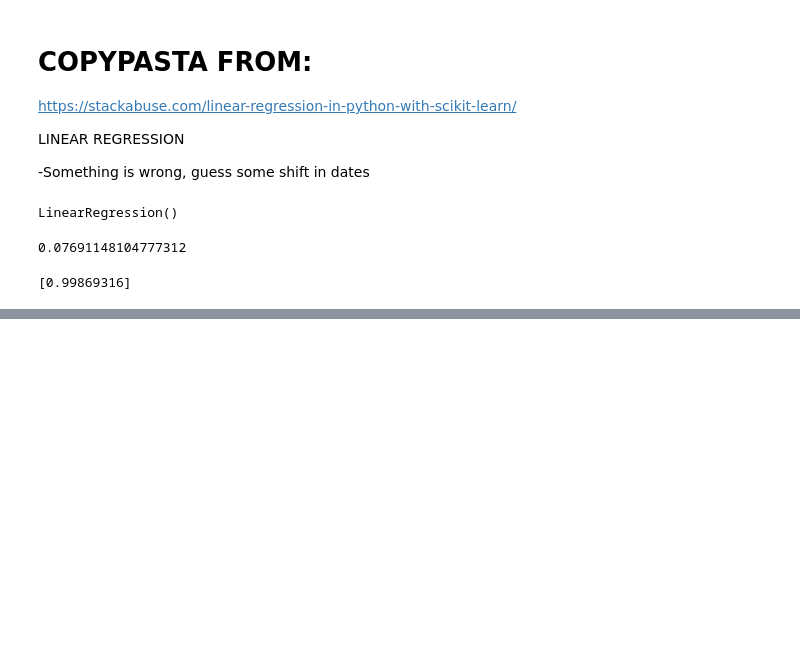
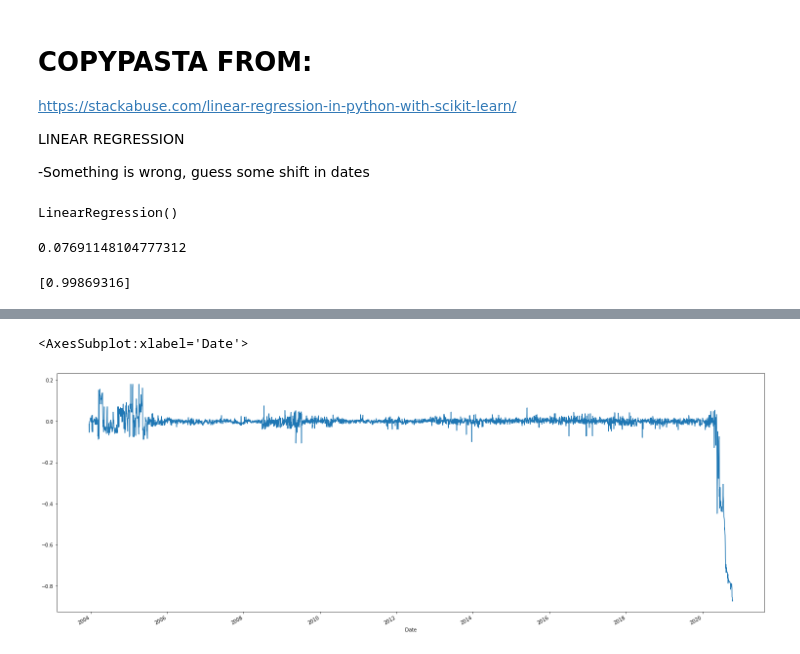
Before and after one commit to anafvana/DAVE3625_Oblig2, a Jupyter notebook: test.ipynb, the cells around one changed output, grey strips where cells are left out. Drawn from its saved outputs; the diff is of its cells as text; code cells hidden in the pictures; blank space fills up the shorter version.

```diff
--- a/test.ipynb
+++ b/test.ipynb
@@ -196,0 +274,7 @@ r.plot(figsize=(26,10))
+# %%
+r=(df3['Close']/df3['Pred'])-1
+
+r.plot(figsize=(26,10))
+# %% [output]
+<AxesSubplot:xlabel='Date'>
+[figure, added]
```
Also changed, not shown: parts of 15 cells of this notebook.
